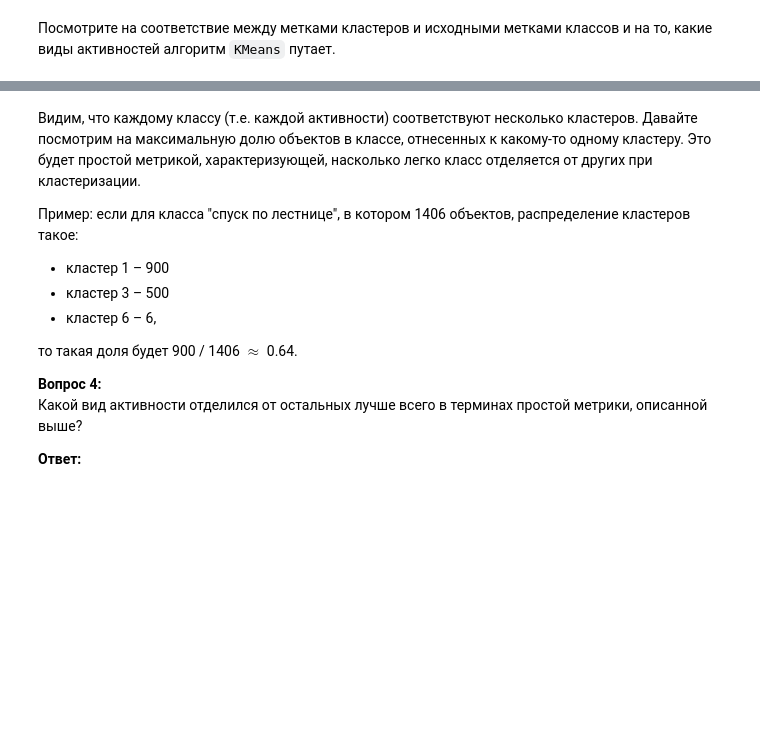
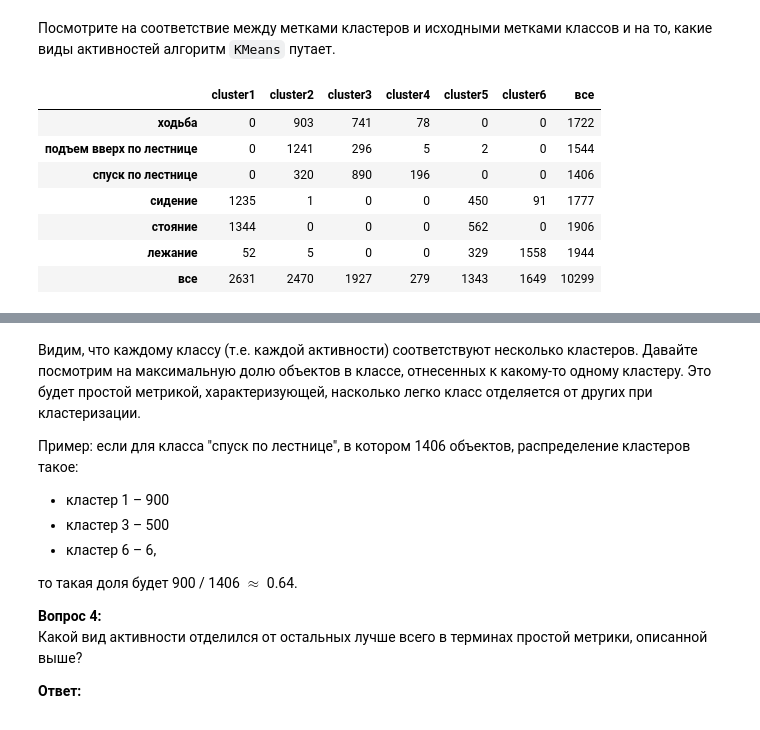
Before and after one commit to dyingsleeper/volsu-mmad, a Jupyter notebook: lab_2.ipynb, the cells around one changed output, grey strips where cells are left out. Cells and saved outputs as stored; diff of their text form; code cells hidden in the pictures; blank space fills up the shorter version.

```diff
--- a/lab_2.ipynb
+++ b/lab_2.ipynb
@@ -141,8 +169,17 @@ plt.scatter(, , c=cluster_labels, s=20,  cmap='viridis');
 # %% [markdown]
 Посмотрите на соответствие между метками кластеров и исходными метками классов и на то, какие виды активностей алгоритм `KMeans` путает.
 # %%
-tab = crosstab(y, cluster_labels, margins=True)
+tab = pd.crosstab(y, cluster_labels, margins=True)
 tab.index = ['ходьба', 'подъем вверх по лестнице',
              'спуск по лестнице', 'сидение', 'стояние', 'лежание', 'все']
 tab.columns = ['cluster' + str(i + 1) for i in range(6)] + ['все']
 tab
+# %% [output]
+|  | cluster1 | cluster2 | cluster3 | cluster4 | cluster5 | cluster6 | все |
+| ходьба | 0 | 903 | 741 | 78 | 0 | 0 | 1722 |
+| подъем вверх по лестнице | 0 | 1241 | 296 | 5 | 2 | 0 | 1544 |
+| спуск по лестнице | 0 | 320 | 890 | 196 | 0 | 0 | 1406 |
+| сидение | 1235 | 1 | 0 | 0 | 450 | 91 | 1777 |
+| стояние | 1344 | 0 | 0 | 0 | 562 | 0 | 1906 |
+| лежание | 52 | 5 | 0 | 0 | 329 | 1558 | 1944 |
+| все | 2631 | 2470 | 1927 | 279 | 1343 | 1649 | 10299 |
```
Also changed, not shown: parts of 17 cells of this notebook, 20 other files.
